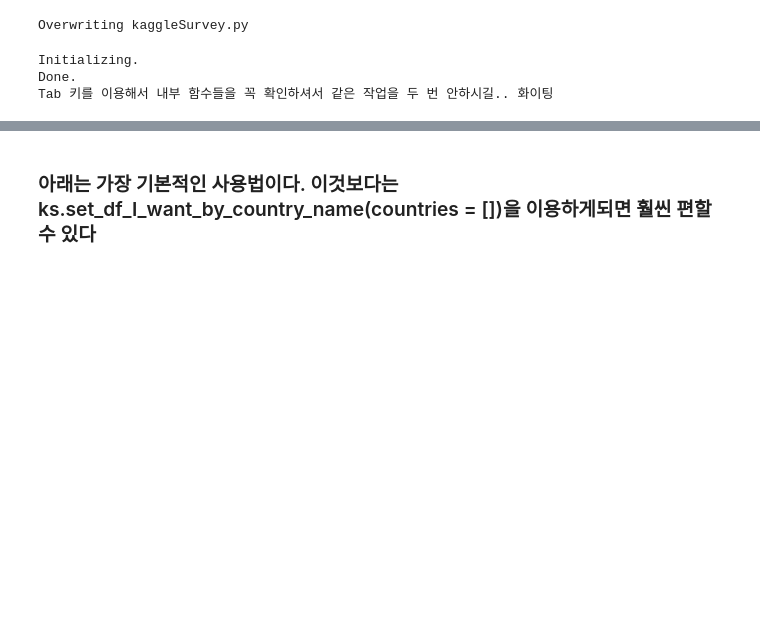
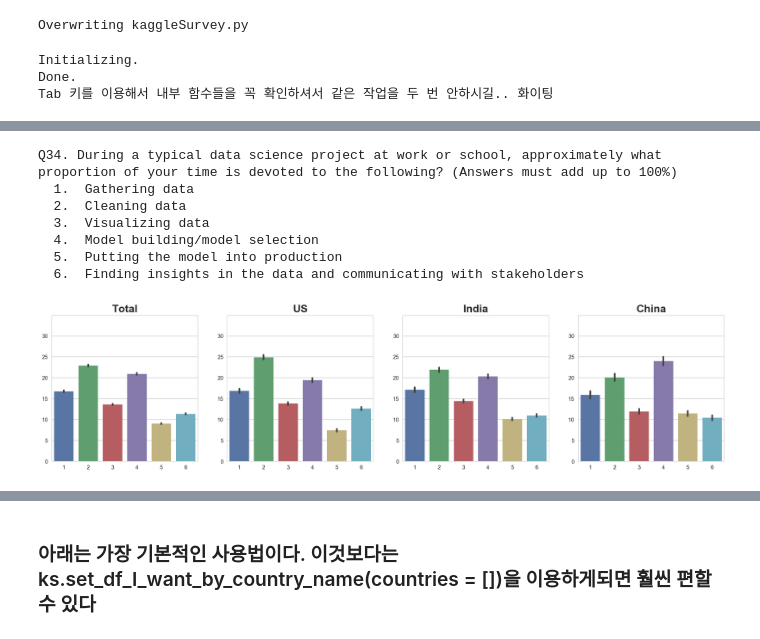
Before and after one commit to DanialDaeHyunNam/2018-Kaggle-ML-And-DS-Survey-Challenge, a Jupyter notebook: Danial/basic_preprocessing.ipynb, the cells around one changed output, grey strips where cells are left out. Cells and saved outputs as stored; diff of their text form; code cells hidden in the pictures; blank space fills up the shorter version.

```diff
--- a/Danial/basic_preprocessing.ipynb
+++ b/Danial/basic_preprocessing.ipynb
@@ -647,0 +735,11 @@ Tab 키를 이용해서 내부 함수들을 꼭 확인하셔서 같은 작업을
+# %%
+ks.draw_plot(34, dfs_ = dfs, plot_cols=4)
+# %% [output]
+Q34. During a typical data science project at work or school, approximately what proportion of your time is devoted to the following? (Answers must add up to 100%)
+  1.  Gathering data
+  2.  Cleaning data
+  3.  Visualizing data
+  4.  Model building/model selection
+  5.  Putting the model into production
+  6.  Finding insights in the data and communicating with stakeholders
+[figure, added]
```
Also changed, not shown: parts of 16 cells of this notebook, 4 other files.
